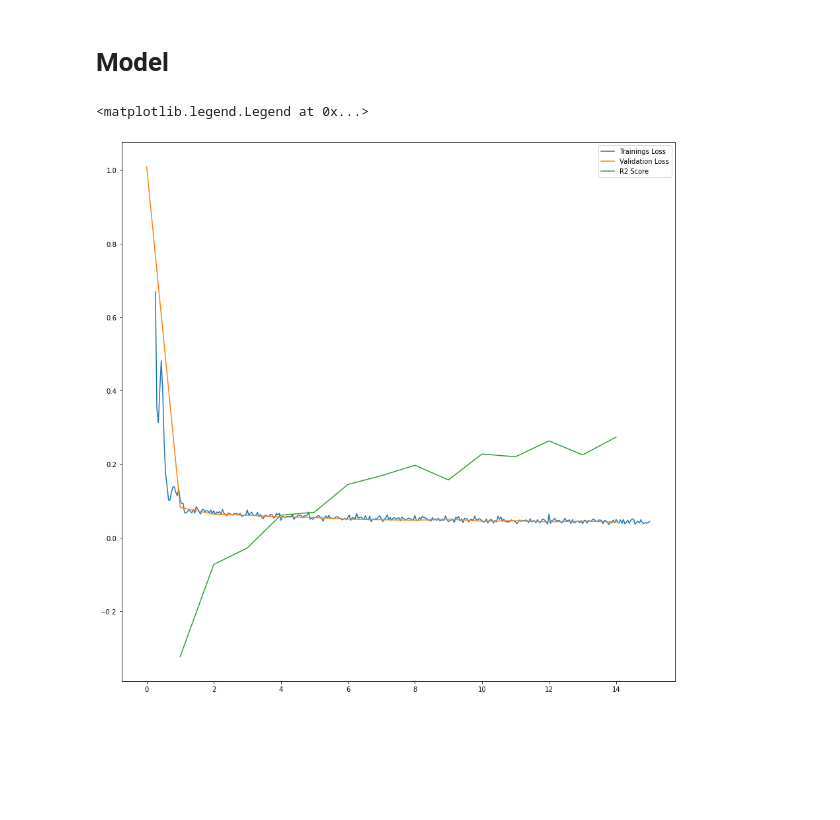
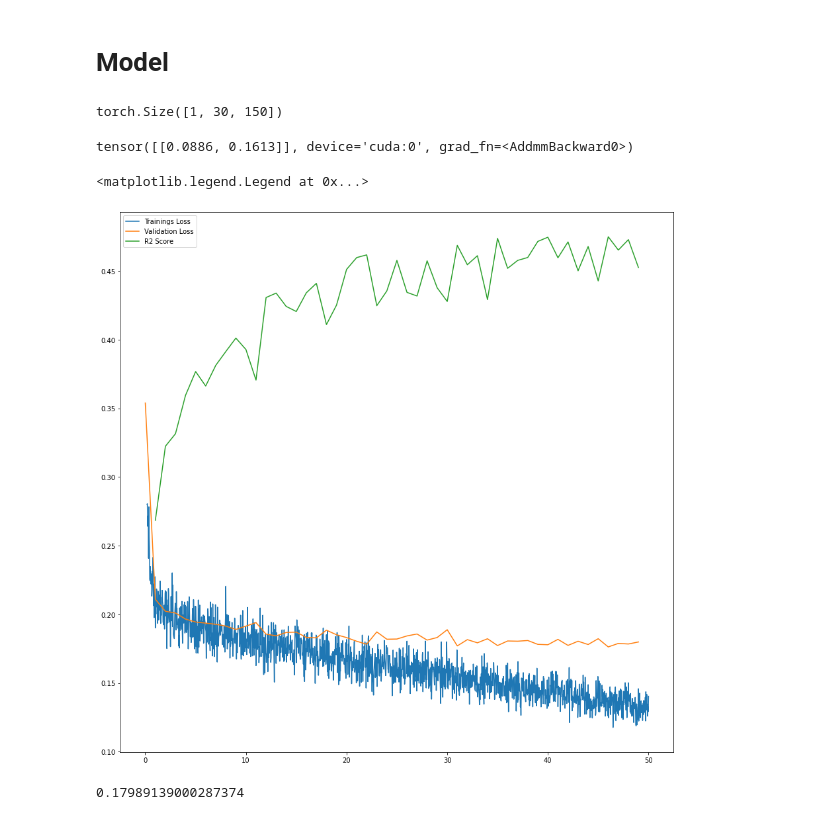
Before and after one commit to victor-42/music-emotion-detection, a Jupyter notebook: mfcc_cnn.ipynb, the cells around one changed output. Drawn from its saved outputs; the diff is of its cells as text; code cells hidden in the pictures; blank space fills up the shorter version.

```diff
--- a/mfcc_cnn.ipynb
+++ b/mfcc_cnn.ipynb
@@ -107,24 +263 @@ validation_loader = torch.utils.data.DataLoader(dataset, batch_size=batch_size,
                                                 sampler=valid_sampler)
-# %%
-class MFCCNet(nn.Module):
-    def __init__(self):
-        super().__init__()
-        self.conv1 = nn.Conv2d(1, 5, (2, 15))
-        self.pool1 = nn.MaxPool2d((2, 5))
-        self.dropout2d1 = nn.Dropout2d(p=0.1, inplace=False)
-        self.conv2 = nn.Conv2d(5, 5, 5)
-        self.pool2 = nn.MaxPool2d((1,3))
-        self.fc1 = nn.Linear(1550, 120)
-        self.dropout1 = nn.Dropout(p=0.1, inplace=False)
-        self.fc2 = nn.Linear(120, 84)
-        self.fc3 = nn.Linear(84, 2)
-
-    def forward(self, x):
-        x = x[:, None, :, :]
-        x = self.dropout2d1(self.pool1(F.relu(self.conv1(x))))
-        x = self.pool2(F.relu(self.conv2(x)))
-        x = torch.flatten(x, 1) # flatten all dimensions except batch
-        x = self.dropout1(F.relu(self.fc1(x)))
-        x = F.relu(self.fc2(x))
-        x = self.fc3(x)
-        return x
@@ -131,23 +299,32 @@ class MFCCNet(nn.Module):
 # %%
-net = MFCCNet()
+net = MFCCNet().to(device)
 # %%
 criterion = nn.MSELoss()
-optimizer = torch.optim.Adam(net.parameters())
+optimizer = torch.optim.Adam(net.parameters(), lr=0.0001)
+# %%
+testf = torch.Tensor(test[0]).to(device)[None, :, :]
+print(testf.size())
+# %% [output]
+torch.Size([1, 30, 150])
+# %%
+net(testf)
+# %% [output]
+tensor([[0.0886, 0.1613]], device='cuda:0', grad_fn=<AddmmBackward0>)
 # %%
 from sklearn.metrics import r2_score
 # %%
 val_loss = []
 train_loss = []
 
-for epoch in range(15):
+for epoch in tqdm(range(50)):
 
     with torch.set_grad_enabled(False):
         sum = 0.0
         sum_r2 = 0.0
         for test_batch, test_y in validation_loader:
-            pred = net(test_batch)
-            loss = criterion(pred, test_y)
-            sum_r2 += r2_score(test_y, pred)
+            pred = net(test_batch.to(device))
+            loss = criterion(pred, test_y.to(device))
+            sum_r2 += r2_score(test_y.cpu(), pred.cpu())
             sum += loss.item()
         val_loss.append([float(epoch), sum / len(validation_loader), sum_r2 / len(validation_loader)])
 
@@ -156,9 +333,9 @@ for epoch in range(15):
         optimizer.zero_grad()
 
         # prediction for training and validation set
-        pred = net(local_batch)
+        pred = net(local_batch.to(device))
         # computing the training and validation loss
-        loss_train = criterion(pred, local_labels)
+        loss_train = criterion(pred, local_labels.to(device))
         loss_train.backward()
         optimizer.step()
 
@@ -167,12 +344,16 @@ for epoch in range(15):
 # %%
 val_loss = np.array(val_loss)
 train_loss = np.array(train_loss)
 
 fig, ax = plt.subplots(figsize=(15,15))
-ax.plot(train_loss[5:, 0], train_loss[5:, 1], label='Trainings Loss')
-ax.plot(val_loss[:, 0], val_loss[:, 1], label='Validation Loss')
+ax.plot(train_loss[5:, 0], np.sqrt(train_loss[5:, 1]), label='Trainings Loss')
+ax.plot(val_loss[:, 0], np.sqrt(val_loss[:, 1]), label='Validation Loss')
 ax.plot(val_loss[1:, 0], val_loss[1:, 2], label='R2 Score')
 ax.legend()
 # %% [output]
 <matplotlib.legend.Legend at 0x...>
-[figure, old version]
+[figure, new version]
+# %%
+np.sqrt(val_loss[-1, 1])
+# %% [output]
+0.17989139000287374
```
Also changed, not shown: parts of 23 cells of this notebook, 6 other files.
